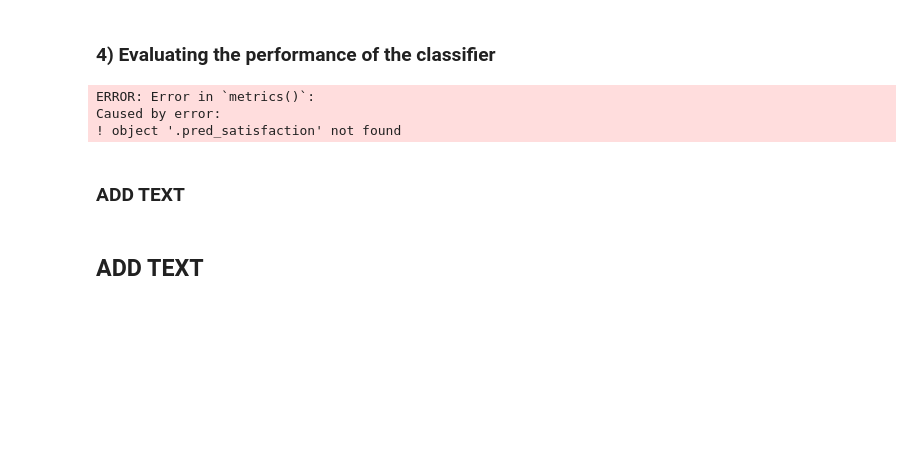
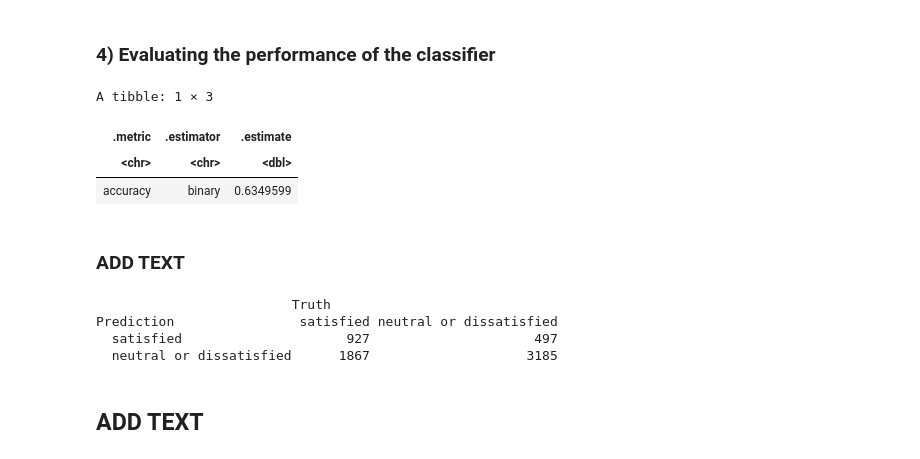
Before and after one commit to joshua8tan/dsci-100-004-group19, a Jupyter notebook: Group 19 Project.ipynb, the cells around one changed output. Cells and saved outputs as stored; diff of their text form; code cells hidden in the pictures; blank space fills up the shorter version.

```diff
--- a/Group 19 Project.ipynb
+++ b/Group 19 Project.ipynb
@@ -337,19 +337,25 @@ airplane_test_predictions <- predict(knn_fit, airplane_test) |>
 ### 4) Evaluating the performance of the classifier
 # %%
 airplane_test_predictions |>
-    metrics(truth = satisfaction, estimate = .pred_satisfaction) |>
+    metrics(truth = satisfaction, estimate = .pred_class) |>
     filter(.metric == "accuracy")
 # %% [output]
-ERROR: Error in `metrics()`:
-Caused by error:
-! object '.pred_satisfaction' not found
+A tibble: 1 × 3
+| .metric | .estimator | .estimate |
+| <chr> | <chr> | <dbl> |
+| accuracy | binary | 0.6349599 |
 # %% [markdown]
 ### ADD TEXT
 # %%
 confusion_matrix <- airplane_test_predictions |>
-                 conf_mat(truth = satisfaction, estimate = .pred_satisfaction)
+                 conf_mat(truth = satisfaction, estimate = .pred_class)
 
 confusion_matrix
+# %% [output]
+                         Truth
+Prediction                satisfied neutral or dissatisfied
+  satisfied                     927                     497
+  neutral or dissatisfied      1867                    3185
 # %% [markdown]
 ## ADD TEXT
 # %% [markdown]
```
